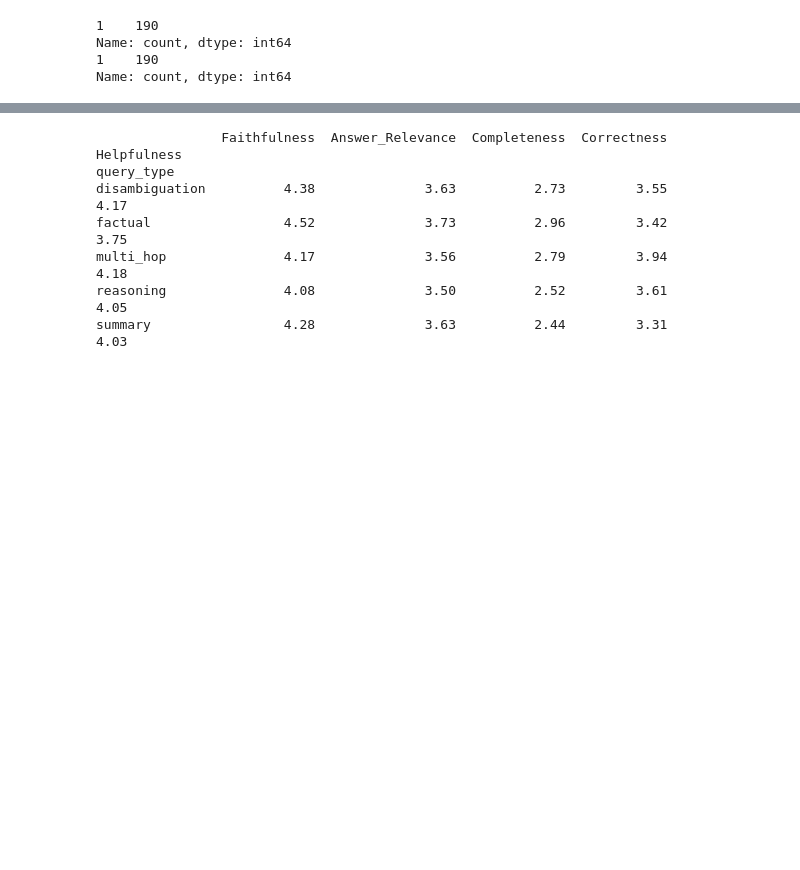
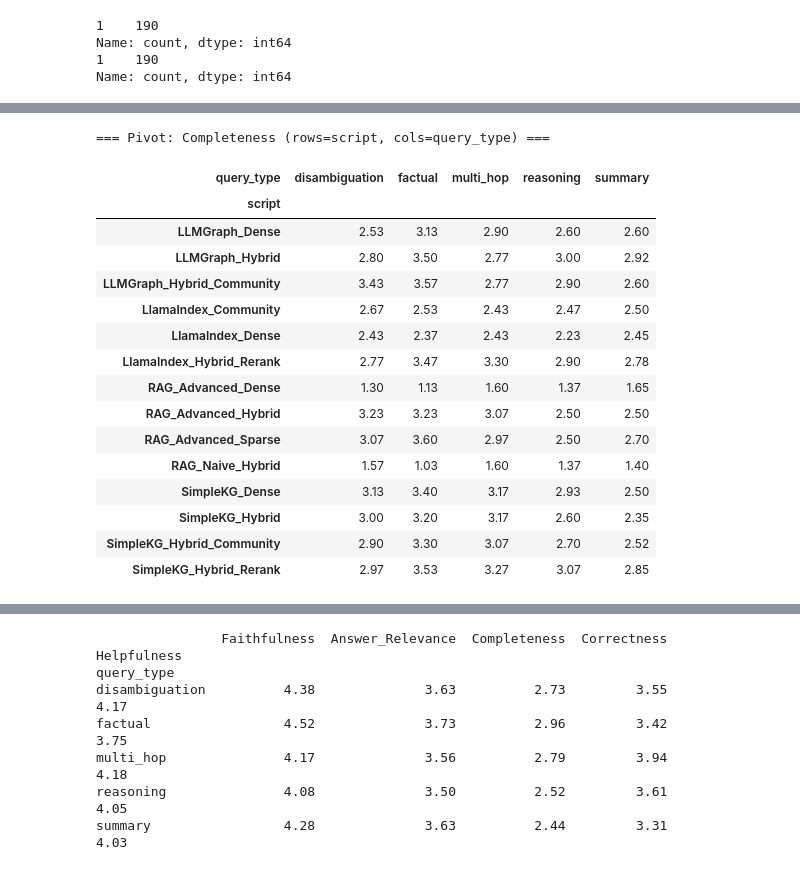
Before and after one commit to nasibatuychieva/master_thesis-rag, a Jupyter notebook: main/evaluation/judge_results/check_results.ipynb, the cells around one changed output, grey strips where cells are left out. Saved outputs shown, nothing was run; the diff lists cells and outputs as text; code cells hidden in the pictures; blank space fills up the shorter version.

```diff
--- a/main/evaluation/judge_results/check_results.ipynb
+++ b/main/evaluation/judge_results/check_results.ipynb
@@ -639,0 +878,64 @@ dtype: int64
+# %%
+# -------------------------------
+
+# -------------------------------
+def pivot_metric_by_script_and_query_type(
+    df: pd.DataFrame,
+    metric_name: str,
+    aggfunc="mean",
+    round_digits: int = 2,
+) -> pd.DataFrame:
+    """
+    metric_name: one of
+      - "Answer_Relevance"
+      - "Completeness"
+      - "Correctness"
+      - "Helpfulness"
+    """
+    if metric_name not in METRIC_COLS:
+        raise ValueError(f"Unknown metric_name='{metric_name}'. Use: {list(METRIC_COLS.keys())}")
+
+    col = METRIC_COLS[metric_name]
+
+    pivot = (
+        df.pivot_table(
+            index=SCRIPT_COL,
+            columns=QTYPE_COL,
+            values=col,
+            aggfunc=aggfunc,
+        )
+        .round(round_digits)
+        .sort_index()
+    )
+    return pivot
+
+
+# Beispiel: eine Metrik auswählen
+metric_name = "Completeness"  # <- hier jeweils ändern, z.B. "Correctness"
+pivot_df = pivot_metric_by_script_and_query_type(df_newest_combi, metric_name)
+
+print(f"\n=== Pivot: {metric_name} (rows=script, cols=query_type) ===")
+pivot_df
+
+
+# -------------------------------
+# 3) Optional: Pivot der correctness_category Counts (TP/FP/FN/PARTIAL) je script x query_type
+# -------------------------------
+# %% [output]
+=== Pivot: Completeness (rows=script, cols=query_type) ===
+| query_type | disambiguation | factual | multi_hop | reasoning | summary |
+| script |  |  |  |  |  |
+| LLMGraph_Dense | 2.53 | 3.13 | 2.90 | 2.60 | 2.60 |
+| LLMGraph_Hybrid | 2.80 | 3.50 | 2.77 | 3.00 | 2.92 |
+| LLMGraph_Hybrid_Community | 3.43 | 3.57 | 2.77 | 2.90 | 2.60 |
+| LlamaIndex_Community | 2.67 | 2.53 | 2.43 | 2.47 | 2.50 |
+| LlamaIndex_Dense | 2.43 | 2.37 | 2.43 | 2.23 | 2.45 |
+| LlamaIndex_Hybrid_Rerank | 2.77 | 3.47 | 3.30 | 2.90 | 2.78 |
+| RAG_Advanced_Dense | 1.30 | 1.13 | 1.60 | 1.37 | 1.65 |
+| RAG_Advanced_Hybrid | 3.23 | 3.23 | 3.07 | 2.50 | 2.50 |
+| RAG_Advanced_Sparse | 3.07 | 3.60 | 2.97 | 2.50 | 2.70 |
+| RAG_Naive_Hybrid | 1.57 | 1.03 | 1.60 | 1.37 | 1.40 |
+| SimpleKG_Dense | 3.13 | 3.40 | 3.17 | 2.93 | 2.50 |
+| SimpleKG_Hybrid | 3.00 | 3.20 | 3.17 | 2.60 | 2.35 |
+| SimpleKG_Hybrid_Community | 2.90 | 3.30 | 3.07 | 2.70 | 2.52 |
+| SimpleKG_Hybrid_Rerank | 2.97 | 3.53 | 3.27 | 3.07 | 2.85 |
```
Also changed, not shown: parts of 28 cells of this notebook, 8 other files.
